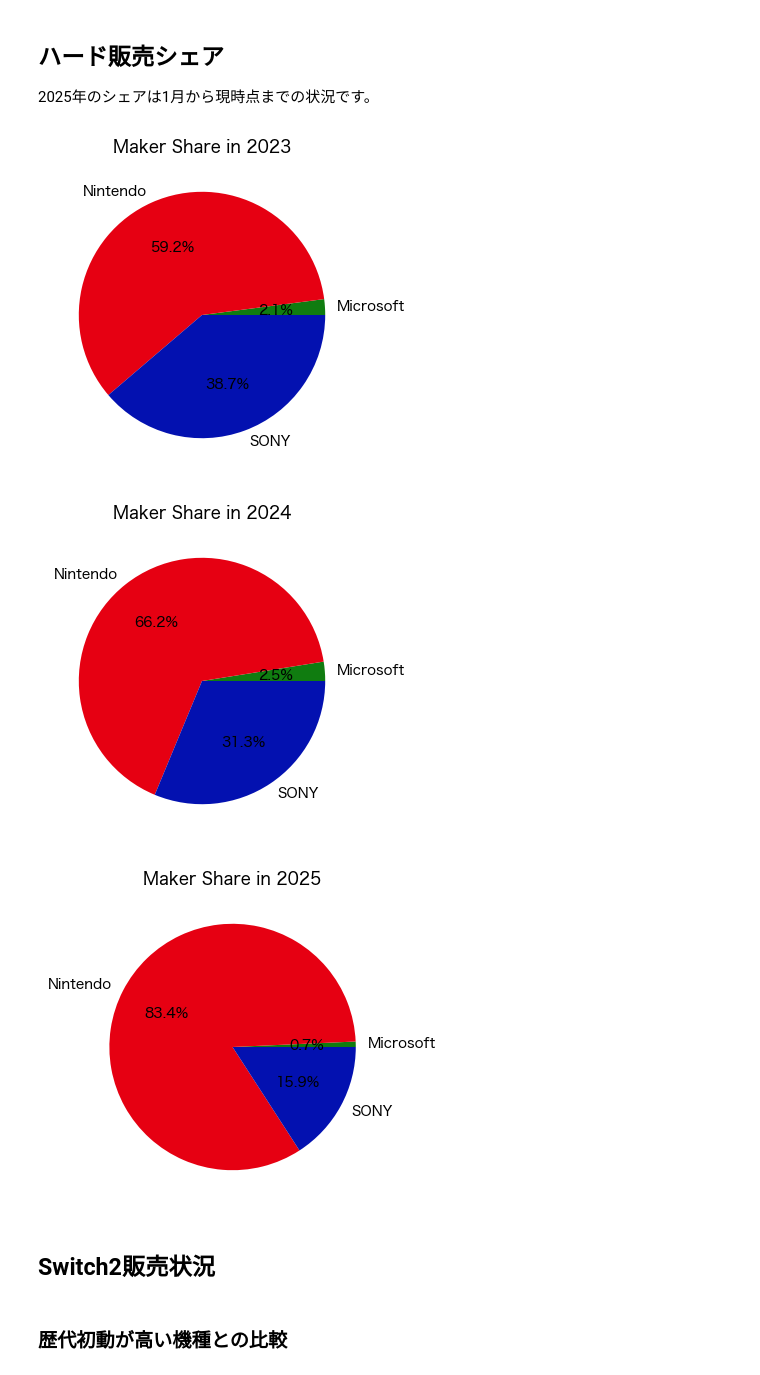
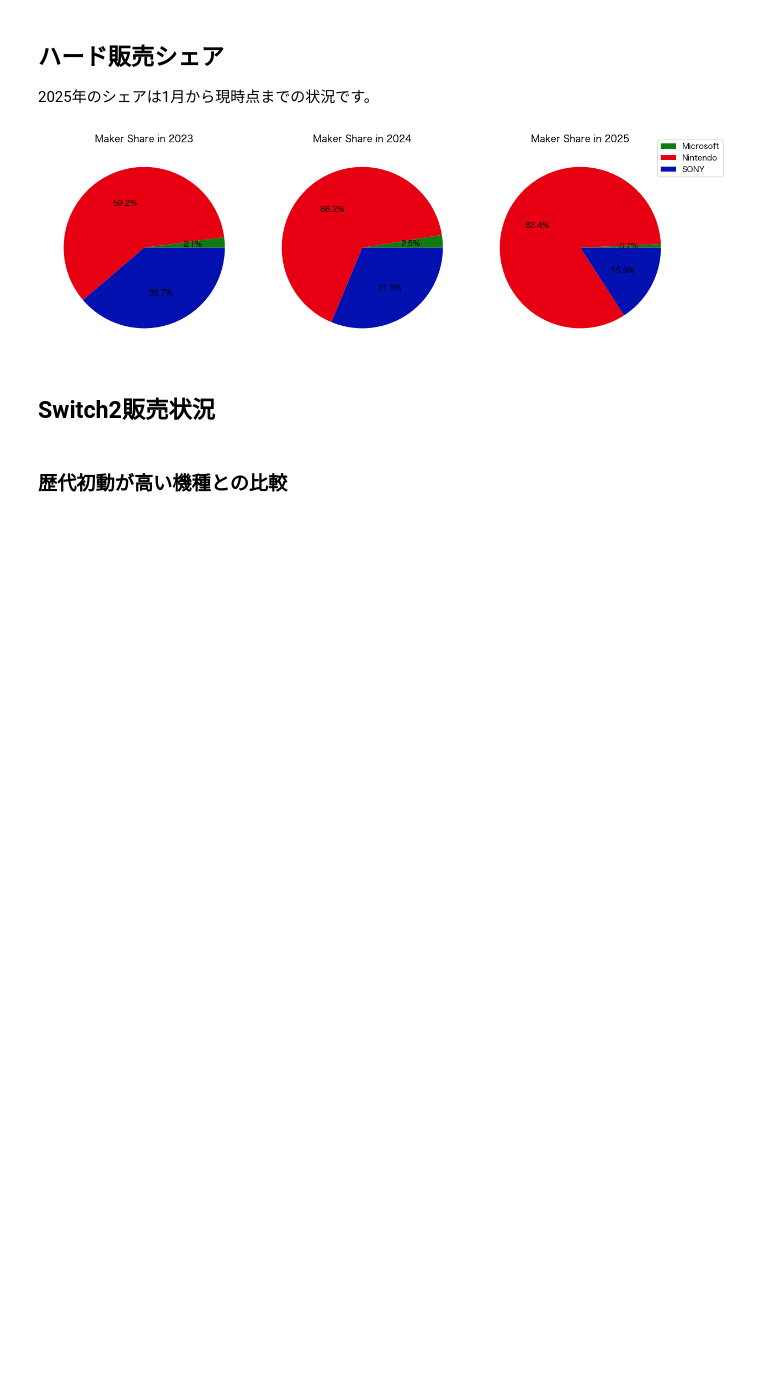
Before and after one commit to hidenden/gamedata, a Jupyter notebook: notebook/analysis/weekly_report_2025.ipynb, the cells around one changed output. Drawn from its saved outputs; the diff is of its cells as text; code cells hidden in the pictures; blank space fills up the shorter version.

Commit message:
#86 update report  with pie chart.

```diff
--- a/notebook/analysis/weekly_report_2025.ipynb
+++ b/notebook/analysis/weekly_report_2025.ipynb
@@ -142,25 +119,44 @@ fig2 = ph.plot_cumulative_sales_by_delta(hard_sales_df, hw=['NS2', 'PS5', 'NSW']
 
 2025年のシェアは1月から現時点までの状況です。
 # %%
-maker_sales = hs.pivot_maker(hard_sales_df).resample('Y').sum().loc['2023':]
-# 全ての行の値が0の列を削除
-maker_sales = maker_sales.loc[:, (maker_sales != 0).any(axis=0)]
+def plot_maker_share_pie(hard_sales_df: pd.DataFrame, start_year: int = 2023) -> None:
+    """
+    年ごとのメーカーシェアを円グラフで可視化する
 
-def plot_pie_chart_by_maker_year(s:pd.Series) -> None:
-    s_data = s[s > 0]
-    colors = hi.get_maker_colors(s_data.index.to_list())
-    plt.figure(figsize=(4, 4))
-    plt.pie(s_data, labels=s_data.index, autopct='%1.1f%%',
-            colors=colors)
-    plt.title(f'Maker Share in {s_data.name.year}')
+    Parameters
+    ----------
+    hard_sales_df : pd.DataFrame
+        load_hard_sales()で取得した週次販売データ
+    start_year : int
+        表示する最初の年（デフォルト: 2023）
+    """
+    maker_sales = hs.pivot_maker(hard_sales_df).resample('Y').sum().loc[f'{start_year}':]
+    # 全ての行の値が0の列を削除
+    maker_sales = maker_sales.loc[:, (maker_sales != 0).any(axis=0)]
+
+    n = len(maker_sales)
+    fig, axes = plt.subplots(1, n, figsize=(4*n, 4))
+    if n == 1:
+        axes = [axes]
+    legend_labels = None
+    legend_handles = None
+    for i, (ax, (idx, s)) in enumerate(zip(axes, maker_sales.iterrows())):
+        s_data = s[s > 0]
+        colors = hi.get_maker_colors(s_data.index.to_list())
+        wedges, texts, autotexts = ax.pie(s_data, labels=None, autopct='%1.1f%%', colors=colors)
+        ax.set_title(f'Maker Share in {s.name.year}')
+        if i == 0:
+            legend_labels = s_data.index.to_list()
+            legend_handles = wedges
+    if legend_handles and legend_labels:
+        fig.legend(legend_handles, legend_labels, loc='upper right', bbox_to_anchor=(1.05, 1))
+    plt.tight_layout()
     plt.show()
 
-for idx, s in maker_sales.iterrows():
-    plot_pie_chart_by_maker_year(s)
+# 使い方例
+plot_maker_share_pie(hard_sales_df, start_year=2023)
 # %% [output]
-[figure, old version]
+[figure, new version]
-[figure, removed]
-[figure, removed]
 # %% [markdown]
 ## Switch2販売状況
 # %% [markdown]
```
Also changed, not shown: parts of 10 cells of this notebook, 3 other files.
